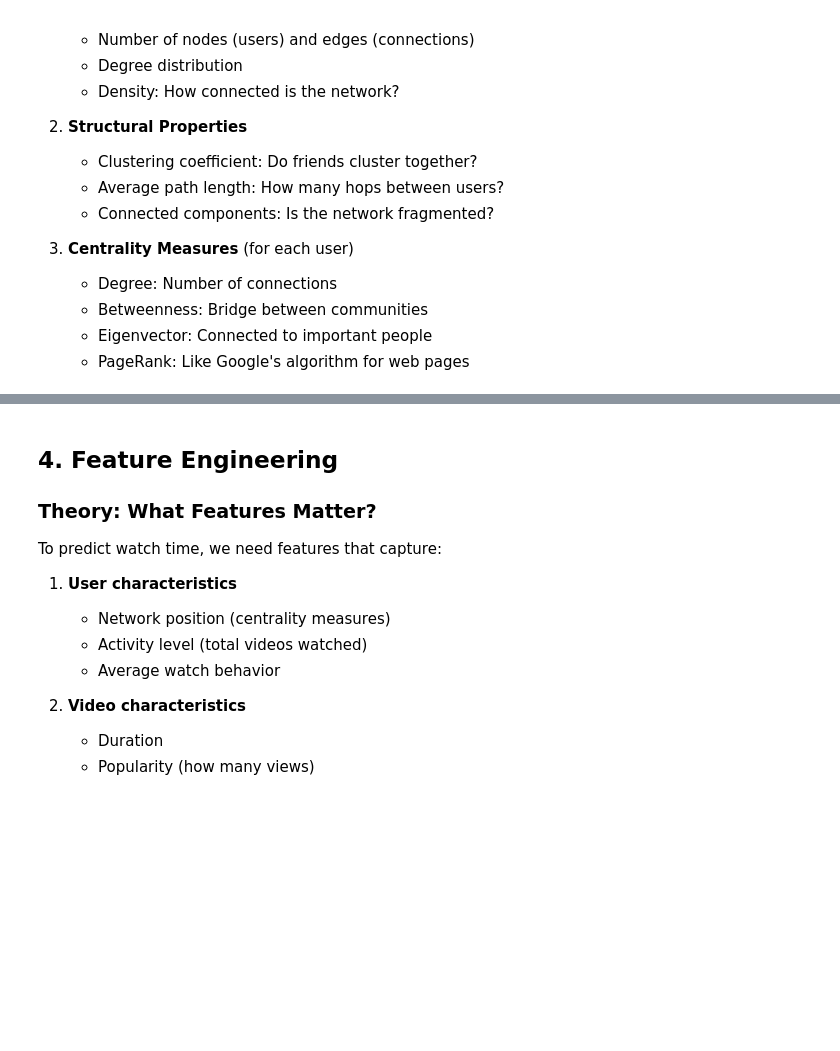
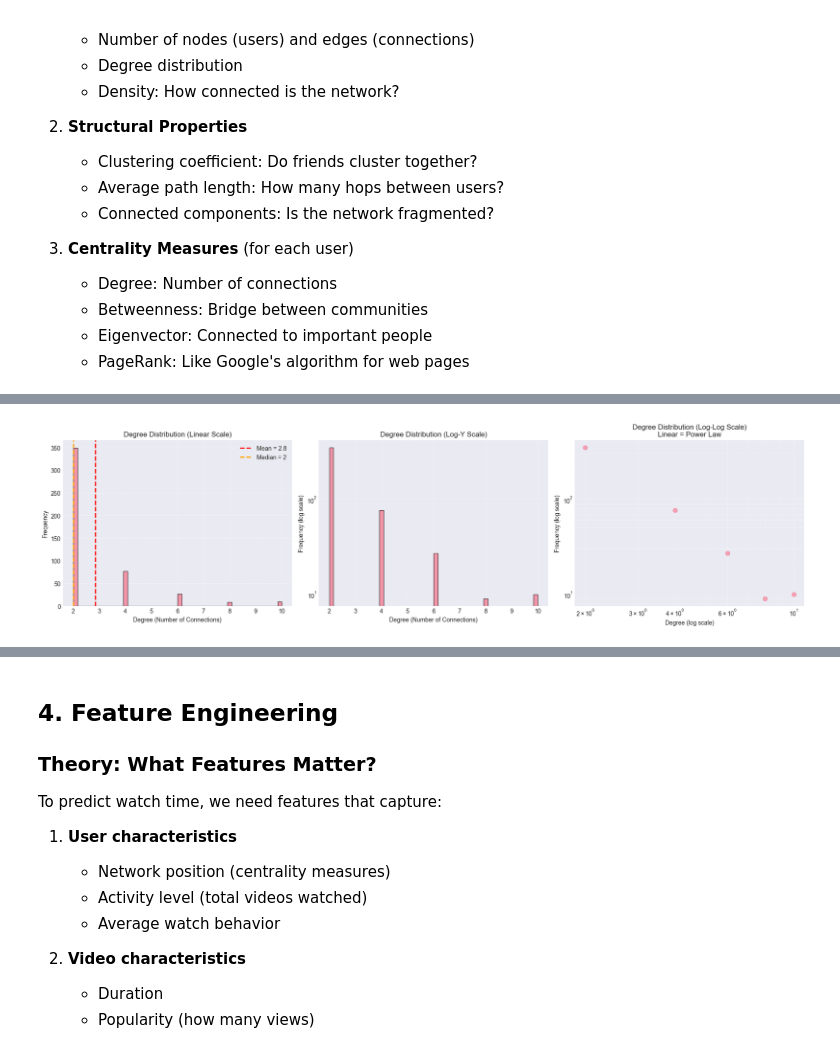
Before and after one commit to Erhan1706/complex-networks, a Jupyter notebook: notebooks/01_initial_exploration.ipynb, the cells around one changed output, grey strips where cells are left out. Cells and saved outputs as stored; diff of their text form; code cells hidden in the pictures; blank space fills up the shorter version.

```diff
--- a/notebooks/01_initial_exploration.ipynb
+++ b/notebooks/01_initial_exploration.ipynb
@@ -172,45 +183,80 @@ print(f"Total edges extracted: {len(edges):,}")
 G = nx.DiGraph()
 G.add_edges_from(edges)
 
-print(f"\nNetwork Statistics:")
+print(f"\n{'='*60}")
+print("Network Statistics:")
+print('='*60)
 print(f"  Number of users (nodes): {G.number_of_nodes():,}")
 print(f"  Number of connections (edges): {G.number_of_edges():,}")
 print(f"  Network density: {nx.density(G):.6f}")
-print(f"  Is connected: {nx.is_weakly_connected(G)}")
+print(f"  Is weakly connected: {nx.is_weakly_connected(G)}")
 
 # For undirected metrics, create undirected version
 G_undirected = G.to_undirected()
-print(f"  Connected components: {nx.number_connected_components(G_undirected)}")
+num_components = nx.number_connected_components(G_undirected)
+print(f"  Connected components: {num_components}")
+
+# Find largest component
+largest_cc = max(nx.connected_components(G_undirected), key=len)
+print(f"  Largest component size: {len(largest_cc)} nodes ({100*len(largest_cc)/G.number_of_nodes():.1f}%)")
 
 # Degree distribution
 degrees = dict(G.degree())
 degree_values = list(degrees.values())
 
-plt.figure(figsize=(14, 5))
+# Calculate degree statistics
+print(f"\n{'='*60}")
+print("Degree Statistics:")
+print('='*60)
+print(f"  Mean degree: {np.mean(degree_values):.2f}")
+print(f"  Median degree: {np.median(degree_values):.0f}")
+print(f"  Max degree: {np.max(degree_values)}")
+print(f"  Min degree: {np.min(degree_values)}")
+
+# Plot degree distribution
+fig, axes = plt.subplots(1, 3, figsize=(18, 5))
 
 # Linear scale
-plt.subplot(1, 2, 1)
-plt.hist(degree_values, bins=50, edgecolor='black', alpha=0.7)
-plt.xlabel('Degree (Number of Connections)')
-plt.ylabel('Frequency')
-plt.title('Degree Distribution (Linear Scale)')
-plt.grid(alpha=0.3)
+axes[0].hist(degree_values, bins=50, edgecolor='black', alpha=0.7)
+axes[0].set_xlabel('Degree (Number of Connections)')
+axes[0].set_ylabel('Frequency')
+axes[0].set_title('Degree Distribution (Linear Scale)')
+axes[0].axvline(np.mean(degree_values), color='red', linestyle='--',
+                linewidth=2, label=f'Mean = {np.mean(degree_values):.1f}')
+axes[0].axvline(np.median(degree_values), color='orange', linestyle='--',
+                linewidth=2, label=f'Median = {np.median(degree_values):.0f}')
+axes[0].legend()
+axes[0].grid(alpha=0.3)
+
+# Log-y scale
+axes[1].hist(degree_values, bins=50, edgecolor='black', alpha=0.7)
+axes[1].set_xlabel('Degree (Number of Connections)')
+axes[1].set_ylabel('Frequency (log scale)')
+axes[1].set_title('Degree Distribution (Log-Y Scale)')
+axes[1].set_yscale('log')
+axes[1].grid(alpha=0.3)
 
 # Log-log scale (to check for power law)
-plt.subplot(1, 2, 2)
-plt.hist(degree_values, bins=50, edgecolor='black', alpha=0.7)
-plt.xlabel('Degree (Number of Connections)')
-plt.ylabel('Frequency')
-plt.title('Degree Distribution (Log-Log Scale)')
-plt.yscale('log')
-plt.xscale('log')
-plt.grid(alpha=0.3)
+# Use histogram with more bins for better power law visualization
+degree_counts = np.bincount(degree_values)
+degrees_unique = np.arange(len(degree_counts))
+mask = degree_counts > 0  # Only plot non-zero counts
+
+axes[2].scatter(degrees_unique[mask], degree_counts[mask], alpha=0.6, s=50)
+axes[2].set_xlabel('Degree (log scale)')
+axes[2].set_ylabel('Frequency (log scale)')
+axes[2].set_title('Degree Distribution (Log-Log Scale)\nLinear = Power Law')
+axes[2].set_yscale('log')
+axes[2].set_xscale('log')
+axes[2].grid(alpha=0.3, which='both')
 
 plt.tight_layout()
 plt.show()
 
-print(f"\nDegree Statistics:")
-print(f"  Mean degree: {np.mean(degree_values):.2f}")
-print(f"  Median degree: {np.median(degree_values):.2f}")
-print(f"  Max degree: {np.max(degree_values)}")
-print(f"  Min degree: {np.min(degree_values)}")
+print(f"\n{'='*60}")
+print("Interpretation:")
+print('='*60)
+print("If the log-log plot shows a roughly linear trend, the network")
+print("follows a power-law (scale-free) distribution - common in social networks.")
+print("This means: few highly connected 'hubs', many low-degree nodes.")
+# %% [output]
@@ -216,0 +283 @@ print(f"  Min degree: {np.min(degree_values)}")
+[figure, added]
```
Also changed, not shown: parts of 19 cells of this notebook.
